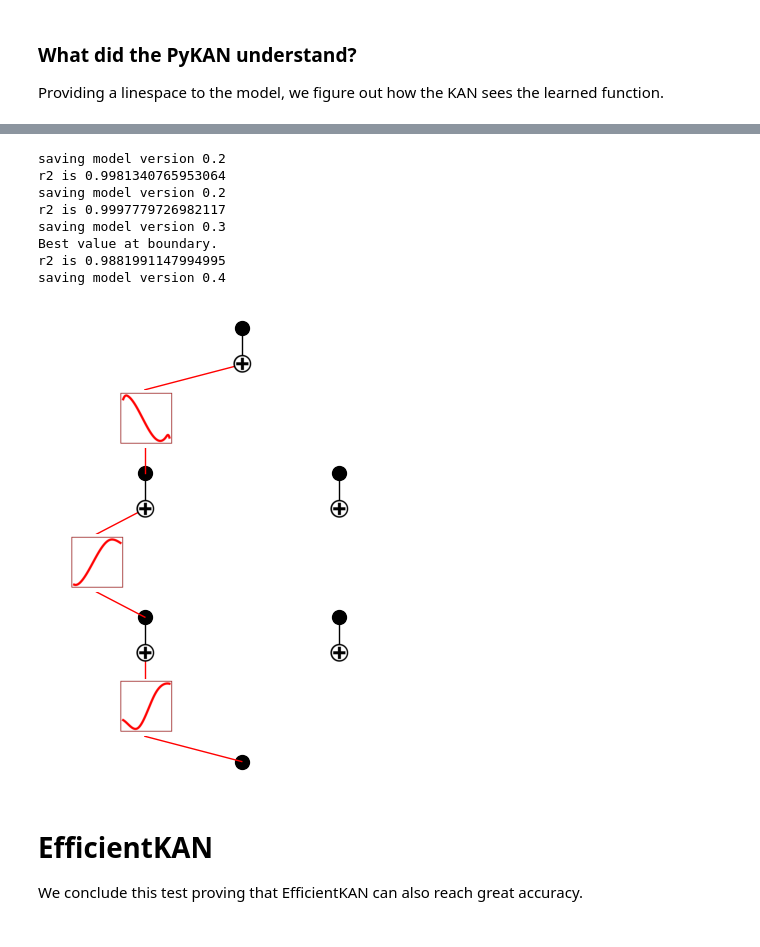
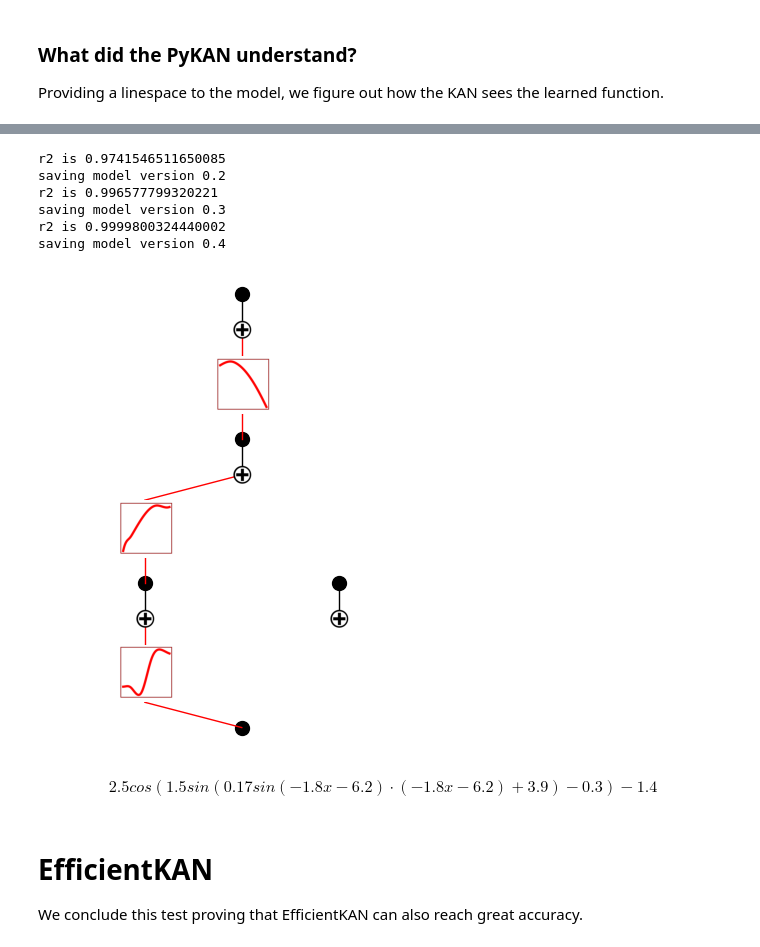
Before and after one commit to MrPio/KAN-Symbolic_Regression, a Jupyter notebook: Special_function.ipynb, the cells around one changed output, grey strips where cells are left out. Cells and saved outputs as stored; diff of their text form; code cells hidden in the pictures.

```diff
--- a/Special_function.ipynb
+++ b/Special_function.ipynb
@@ -44,8 +44,8 @@ plt.show()
 # %% [markdown]
 ## PyKAN training
 # %%
-model = PyKAN(width=[1, 2, 2, 1], grid=3, k=3)
-model.fit(dataset, opt="LBFGS", steps=100, lamb=0.002, lamb_entropy=4)
+model = PyKAN(width=[1, 2, 1, 1], grid=5, k=3)
+model.fit(dataset, opt="LBFGS", steps=100, lamb=0.001, lamb_entropy=4)
 pass
 # %% [output]
 checkpoint directory created: ./model
@@ -68,20 +83,19 @@ model.plot()
 # %%
-model.prune(node_th=1e-1,edge_th=1e-1)
-model.fix_symbolic(0,0,0, 'sin')
-model.fix_symbolic(1,0,0, 'sin')
-model.fix_symbolic(2,0,0,'cos')
+model.fix_symbolic(0, 0, 0, 'sinx')
+model.fix_symbolic(1, 0, 0, 'sin')
+model.fix_symbolic(2, 0, 0, 'cos')
 model.plot()
 pass
 # %% [output]
+r2 is 0.9741546511650085
 saving model version 0.2
-r2 is 0.9981340765953064
-saving model version 0.2
-r2 is 0.9997779726982117
+r2 is 0.996577799320221
 saving model version 0.3
-Best value at boundary.
-r2 is 0.9881991147994995
+r2 is 0.9999800324440002
 saving model version 0.4
-[figure, old version]
+[figure, new version]
+# %% [markdown]
+$$2.5cos(1.5sin(0.17sin(-1.8x-6.2) \cdot (-1.8x-6.2)+3.9)-0.3)-1.4$$
 # %% [markdown]
 # EfficientKAN
 We conclude this test proving that EfficientKAN can also reach great accuracy.
```
Also changed, not shown: parts of 8 cells of this notebook.
